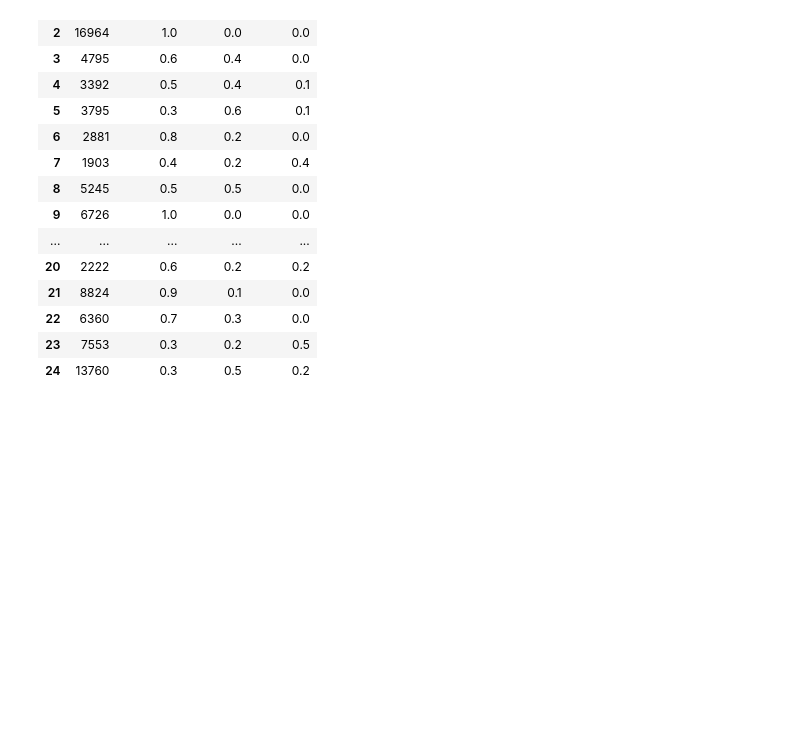
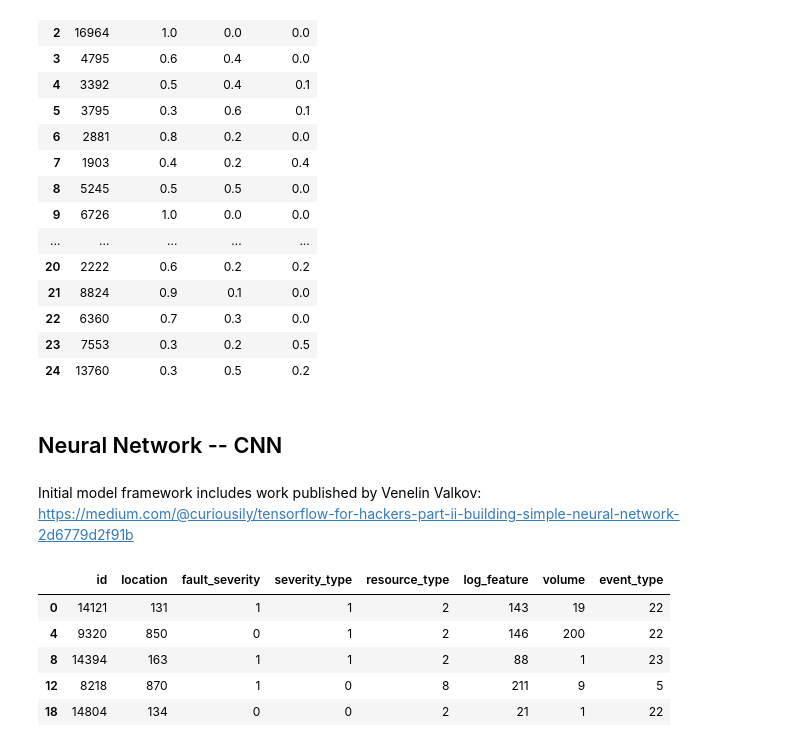
Before and after one commit to rowlandhill2020/NU_498_Team55, a Jupyter notebook: Team_55_Telstra.ipynb, the cells around one changed output. Saved outputs shown, nothing was run; the diff lists cells and outputs as text; code cells hidden in the pictures; blank space fills up the shorter version.

```diff
--- a/Team_55_Telstra.ipynb
+++ b/Team_55_Telstra.ipynb
@@ -621,3 +624,16 @@ submission_rf.head(25)
 | 22 | 6360 | 0.7 | 0.3 | 0.0 |
 | 23 | 7553 | 0.3 | 0.2 | 0.5 |
 | 24 | 13760 | 0.3 | 0.5 | 0.2 |
+# %% [markdown]
+## Neural Network -- CNN ###
+# %% [markdown]
+Initial model framework includes work published by Venelin Valkov: https://medium.com/@curiousily/tensorflow-for-hackers-part-ii-building-simple-neural-network-2d6779d2f91b
+# %%
+train_4.head()
+# %% [output]
+|  | id | location | fault_severity | severity_type | resource_type | log_feature | volume | event_type |
+| 0 | 14121 | 131 | 1 | 1 | 2 | 143 | 19 | 22 |
+| 4 | 9320 | 850 | 0 | 1 | 2 | 146 | 200 | 22 |
+| 8 | 14394 | 163 | 1 | 1 | 2 | 88 | 1 | 23 |
+| 12 | 8218 | 870 | 1 | 0 | 8 | 211 | 9 | 5 |
+| 18 | 14804 | 134 | 0 | 0 | 2 | 21 | 1 | 22 |
```
Also changed, not shown: parts of 15 cells of this notebook.
